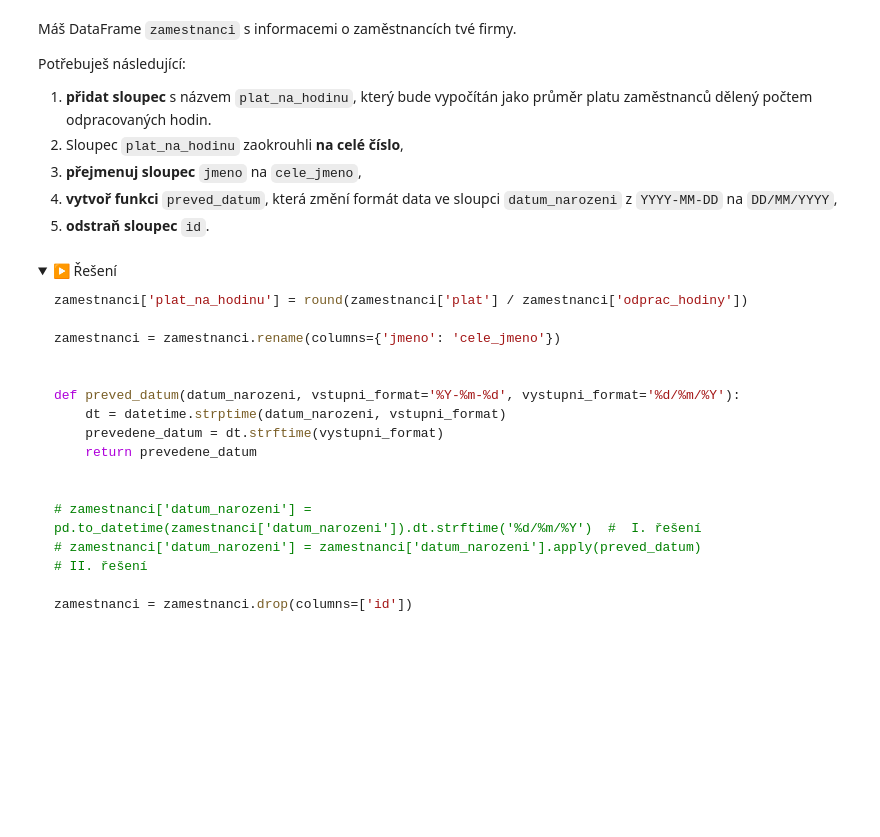
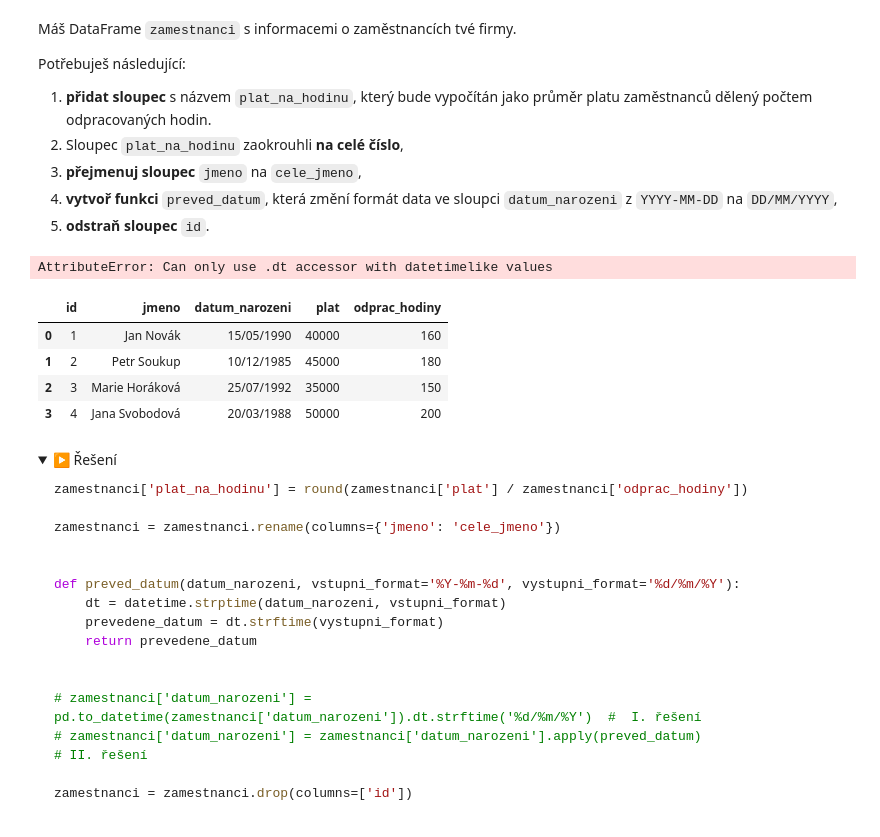
Before and after one commit to Bralor/bnp_course, a Jupyter notebook: shared/notebooks/lesson07.ipynb, the cells around one changed output. Saved outputs shown, nothing was run; the diff lists cells and outputs as text; code cells hidden in the pictures; folded sections open; blank space fills up the shorter version.

```diff
--- a/shared/notebooks/lesson07.ipynb
+++ b/shared/notebooks/lesson07.ipynb
@@ -1071,3 +1493,17 @@ zamestnanci = pd.DataFrame({'id': [1, 2, 3, 4],
+# %%
+zamestnanci['datum_narozeni'] = pd.to_datetime(zamestnanci['datum_narozeni'])
+# %%
+zamestnanci['datum_narozeni'] = zamestnanci['datum_narozeni'].dt.strftime('%d/%m/%Y')
+# %% [output]
+AttributeError: Can only use .dt accessor with datetimelike values
+# %%
+zamestnanci.head()
+# %% [output]
+|  | id | jmeno | datum_narozeni | plat | odprac_hodiny |
+| 0 | 1 | Jan Novák | 15/05/1990 | 40000 | 160 |
+| 1 | 2 | Petr Soukup | 10/12/1985 | 45000 | 180 |
+| 2 | 3 | Marie Horáková | 25/07/1992 | 35000 | 150 |
+| 3 | 4 | Jana Svobodová | 20/03/1988 | 50000 | 200 |
 # %% [markdown]
 <details>
     <summary>▶️ Řešení</summary>
```
Also changed, not shown: parts of 108 cells of this notebook.
